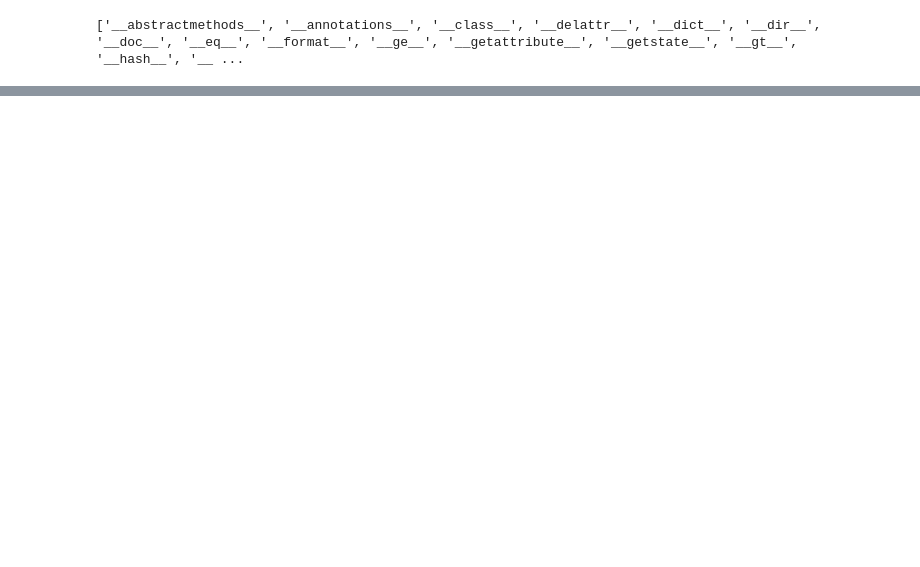
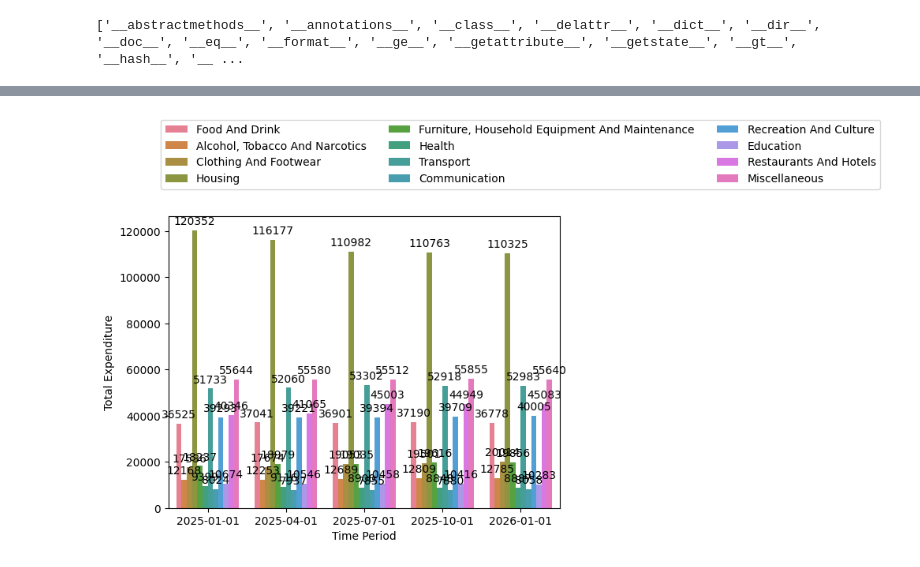
Before and after one commit to Drook93/ONS-Govenment-Public-Spending-Forecast, a Jupyter notebook: Predictive Models/Forecasting Models Updated New.ipynb, the cells around one changed output, grey strips where cells are left out. Cells and saved outputs as stored; diff of their text form; code cells hidden in the pictures; blank space fills up the shorter version.

```diff
--- a/Predictive Models/Forecasting Models Updated New.ipynb
+++ b/Predictive Models/Forecasting Models Updated New.ipynb
@@ -646,11 +507,13 @@ NameError: name 'Date_filter' is not defined
 # %%
-sns.barplot(x='Time Period', y='Total Expenditure', legend='auto', hue="Sector", data=Date_filter)
+sns.barplot(x='Time Period', y='Total Expenditure', legend='auto', hue="Sector", data=filtered_df)
 plt.legend(loc='upper center', bbox_to_anchor=(0.9, 1.35), ncol=3)
 plt.xlabel("Time Period",fontsize=10)
 plt.ylabel("Total Expenditure",fontsize=10)
 
 ax = plt.gca()
 for container in ax.containers:
     ax.bar_label(container, fmt='{:.0f}', padding=3)
 
 plt.show()
+# %% [output]
+[figure, added]
```
Also changed, not shown: parts of 44 cells of this notebook.
